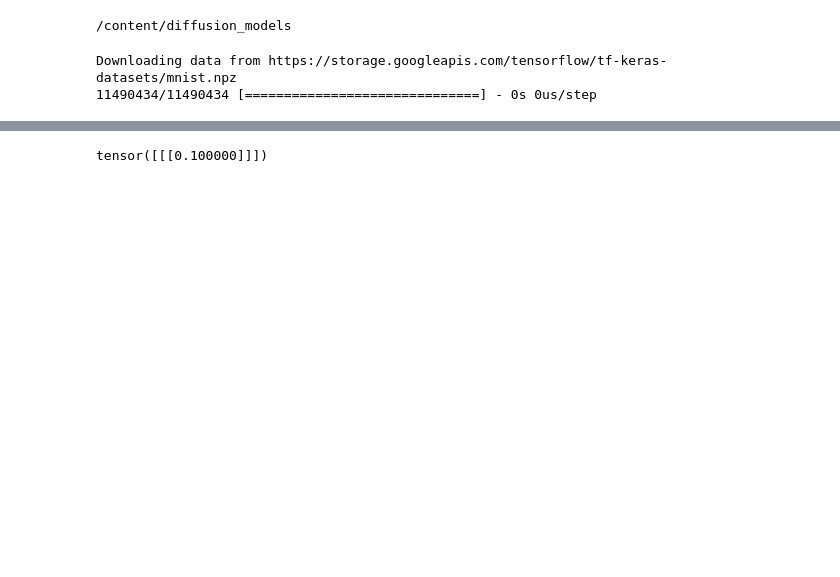
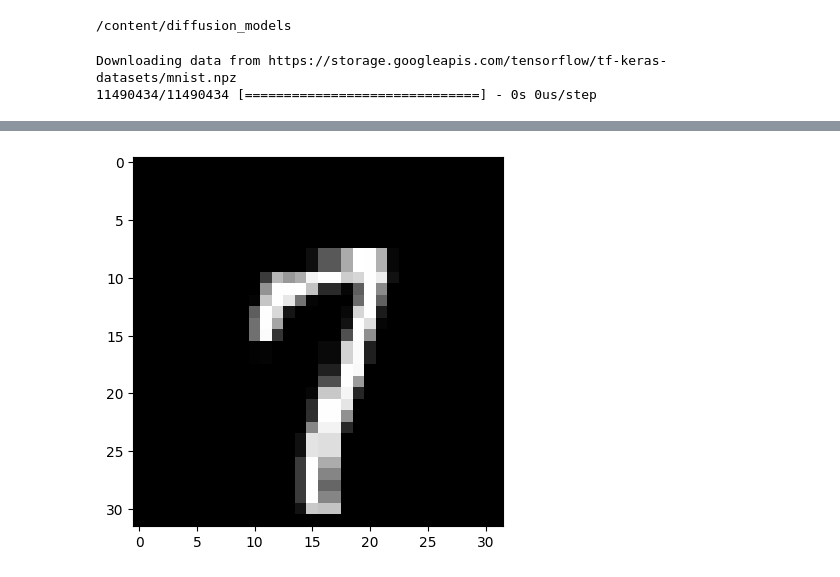
Before and after one commit to arturovallemacias/diffusion_models, a Jupyter notebook: denoise.ipynb, the cells around one changed output, grey strips where cells are left out. Drawn from its saved outputs; the diff is of its cells as text; code cells hidden in the pictures; blank space fills up the shorter version.

```diff
--- a/denoise.ipynb
+++ b/denoise.ipynb
@@ -81,12 +330,15 @@ class DiffusionModel():
         eps_predicted = self.function_approximator(
             torch.sqrt(alpha_bar_t) * x0 + torch.sqrt(1 - alpha_bar_t) * eps, t-1)
 
+        tensor1 =  x0 * torch.tensor([[[.01]]]).to(self.device)
+        tensor2 =  t-1
+
         loss = nn.functional.mse_loss(eps, eps_predicted)
         optimizer.zero_grad()
         loss.backward()
         optimizer.step()
 
-        return loss.item()
+        return loss.item(), tensor1, eps_predicted
 
     @torch.no_grad()
     def sampling(self, n_samples=1, image_channels=1, img_size=(32, 32), use_tqdm=True):
@@ -118,37 +370,46 @@ device = "cuda"
 optimizer = torch.optim.Adam(model.parameters(), lr=2e-5)
 diffusion_model = DiffusionModel(1000, model, device)
 # %%
+np.set_printoptions(threshold=np.inf)
 training_loss = []
-for epoch in tqdm(range(10)):
-    loss = diffusion_model.training(batch_size, optimizer)
-
-    training_loss.append(loss)
-
-
-    if epoch % 100 == 0:
+for epoch in tqdm(range(15)):
+    loss, tensor1, pred = diffusion_model.training(batch_size, optimizer)
 
 
 
-        plt.plot(training_loss)
-        plt.savefig('training_loss.png')
-        plt.close()
 
-        plt.plot(training_loss[-1000:])
-        plt.savefig('training_loss_cropped.png')
-        plt.close()
+    if epoch % 3 == 0:
+       training_loss.append(loss)
+       tensor1 = tensor1[epoch,:,:,:].squeeze().cpu().numpy()
+       print(tensor1)
+       plt.imshow(tensor1, cmap='gray', vmin=0., vmax=1.)
+       plt.savefig(f'/content/diffusion_models/figs/tensor1_{epoch}.png')
+       #plt.close()
+
+       #plt.imshow(tensor2[i].squeeze(), cmap='gray')
+       #plt.savefig(f'tensor2_{i}.png')
+       #plt.close()
+       #print(tensor1.shape)
+
+        #pred = pred.squeeze()
 
 
-    if epoch % 5000 == 0:
-        nb_images=81
-        samples = diffusion_model.sampling(n_samples=nb_images, use_tqdm=False)
-        plt.figure(figsize=(17, 17))
-        for i in range(nb_images):
-            plt.subplot(9, 9, 1 + i)
-            plt.axis('off')
-            plt.imshow(samples[i].squeeze(0).clip(0, 1).data.cpu().numpy(), cmap='gray')
-        plt.savefig(f'samples_epoch_{epoch}.png')
-        plt.close()
+        #plt.plot(training_loss[-1000:])
+        #plt.savefig('training_loss_cropped.png')
+        #plt.close()
 
-        torch.save(model.cpu(), f'model_paper2_epoch_{epoch}')
-        model.cuda()
+
+    #if epoch % 5000 == 0:
+        #nb_images=81
+        #samples = diffusion_model.sampling(n_samples=nb_images, use_tqdm=False)
+        #plt.figure(figsize=(17, 17))
+        #for i in range(nb_images):
+            #plt.subplot(9, 9, 1 + i)
+            #plt.axis('off')
+            #plt.imshow(samples[i].squeeze(0).clip(0, 1).data.cpu().numpy(), cmap='gray')
+        #plt.savefig(f'samples_epoch_{epoch}.png')
+        #plt.close()
+
+       #torch.save(model.cpu(), f'model_paper2_epoch_{epoch}')
+        #model.cuda()
 # %% [output]
@@ -156,3 +501,4 @@ KeyboardInterrupt: ignored
+[figure, added]
 # %%
 import matplotlib.pyplot as plt
 import numpy as np
@@ -168,13 +514,3 @@ for loss_np in training_loss_cpu:
 
 plt.savefig('training_loss.png')
 plt.close()
-# %%
-import torch
-
-# Crear un tensor con forma 1, 1, 1 y con el valor 0.1
-new_tensor = torch.tensor([[[0.1]]])
-
-# Imprimir el tensor
-print(new_tensor)
-# %% [output]
-tensor([[[0.100000]]])
```
Also changed, not shown: parts of 5 cells of this notebook.
